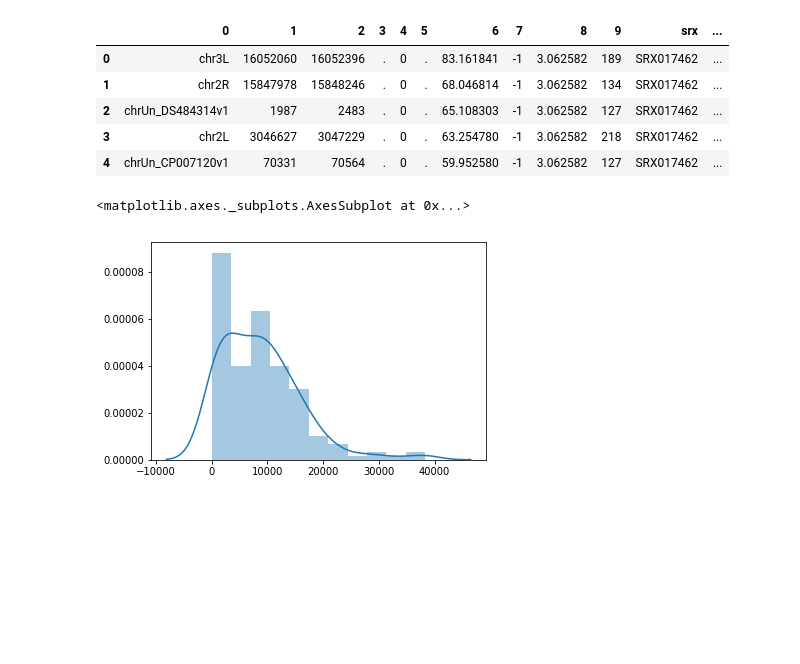
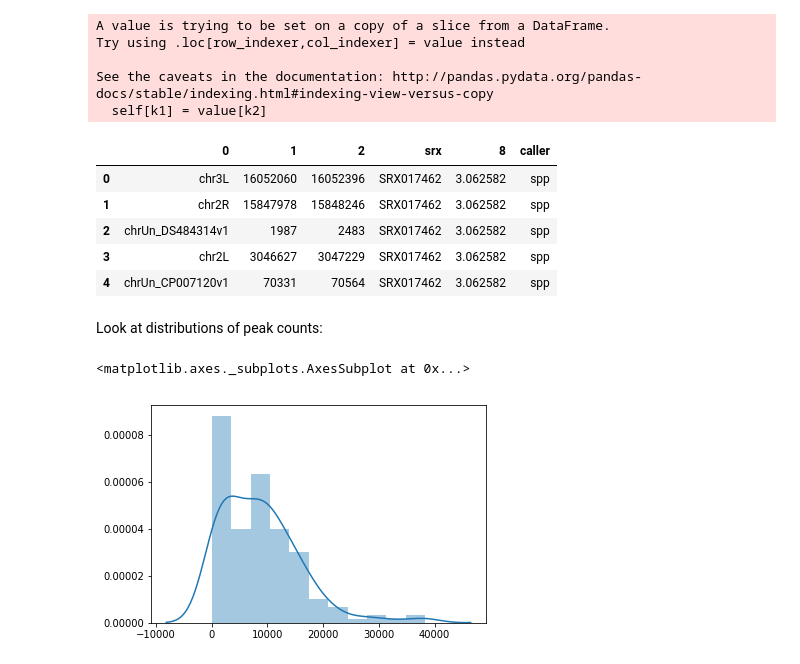
Before and after one commit to isabelleberger/s2cell-prior, a Jupyter notebook: notebook/2018-01-09_checking_peak_calls.ipynb, the cells around one changed output. Cells and saved outputs as stored; diff of their text form; code cells hidden in the pictures; blank space fills up the shorter version.

Commit message:
finishes filtering of peak call data

```diff
--- a/notebook/2018-01-09_checking_peak_calls.ipynb
+++ b/notebook/2018-01-09_checking_peak_calls.ipynb
@@ -15,5 +15,5 @@ throw_out = ['ERX242704', 'ERX242706', 'ERX242707','ERX242709', 'ERX242710','ERX
              'ERX242715', 'ERX242716', 'ERX242717', 'ERX242718','ERX242722', 'ERX242723', 'ERX242724', 'ERX242726',
              'ERX242727', 'ERX242728', 'ERX242729']
 # %%
-#look into these
-empty = ['SRX495277','SRX495278','SRX495290','SRX495289','SRX326969']
+#look into rerunning these with different parameters, 'SRX326969' shouldn't come up again
+empty = ['SRX495277','SRX495278','SRX495290','SRX495289']
@@ -103,16 +53,23 @@ for fname in glob.glob('../chipseq-wf/data/chipseq_peaks/spp/[S,E]RX*/peaks.bed'
             df['srx'] = name
             df['caller'] = 'spp'
             concat.append(df)
-spp = pd.concat(concat)
+spp_full = pd.concat(concat)
 # %%
+spp = spp_full[[0,1,2,'srx',8,'caller']]
 spp[[1,2]]= spp[[1,2]].astype(int)
-spp.head()
 # %% [output]
+A value is trying to be set on a copy of a slice from a DataFrame.
+Try using .loc[row_indexer,col_indexer] = value instead
+
+See the caveats in the documentation: http://pandas.pydata.org/pandas-docs/stable/indexing.html#indexing-view-versus-copy
+  self[k1] = value[k2]
-|  | 0 | 1 | 2 | 3 | 4 | 5 | 6 | 7 | 8 | 9 | srx | ... |
-| 0 | chr3L | 16052060 | 16052396 | . | 0 | . | 83.161841 | -1 | 3.062582 | 189 | SRX017462 | ... |
-| 1 | chr2R | 15847978 | 15848246 | . | 0 | . | 68.046814 | -1 | 3.062582 | 134 | SRX017462 | ... |
-| 2 | chrUn_DS484314v1 | 1987 | 2483 | . | 0 | . | 65.108303 | -1 | 3.062582 | 127 | SRX017462 | ... |
-| 3 | chr2L | 3046627 | 3047229 | . | 0 | . | 63.254780 | -1 | 3.062582 | 218 | SRX017462 | ... |
-| 4 | chrUn_CP007120v1 | 70331 | 70564 | . | 0 | . | 59.952580 | -1 | 3.062582 | 127 | SRX017462 | ... |
+|  | 0 | 1 | 2 | srx | 8 | caller |
+| 0 | chr3L | 16052060 | 16052396 | SRX017462 | 3.062582 | spp |
+| 1 | chr2R | 15847978 | 15848246 | SRX017462 | 3.062582 | spp |
+| 2 | chrUn_DS484314v1 | 1987 | 2483 | SRX017462 | 3.062582 | spp |
+| 3 | chr2L | 3046627 | 3047229 | SRX017462 | 3.062582 | spp |
+| 4 | chrUn_CP007120v1 | 70331 | 70564 | SRX017462 | 3.062582 | spp |
+# %% [markdown]
+Look at distributions of peak counts:
 # %%
 #Count number of peaks per dataset macs2
```
Also changed, not shown: parts of 51 cells of this notebook, 1 other file.
